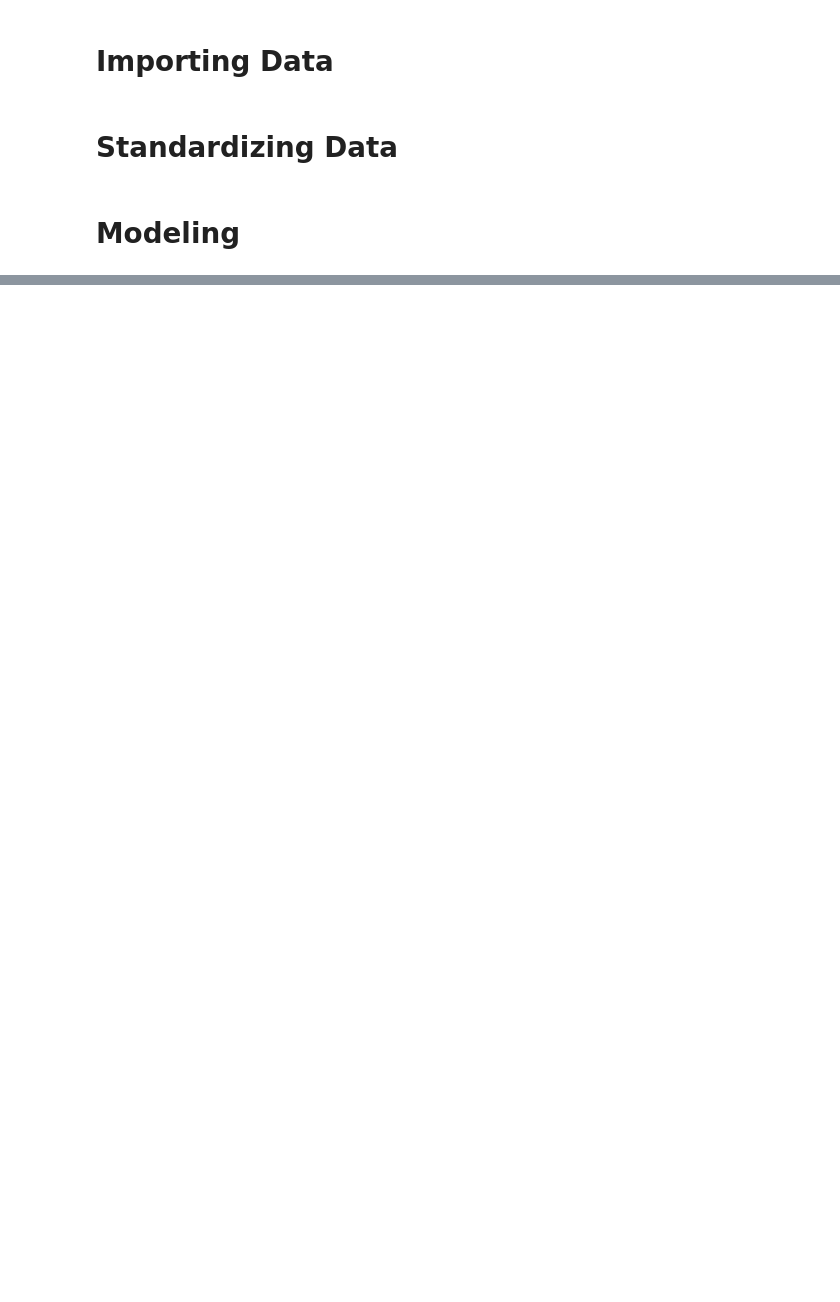
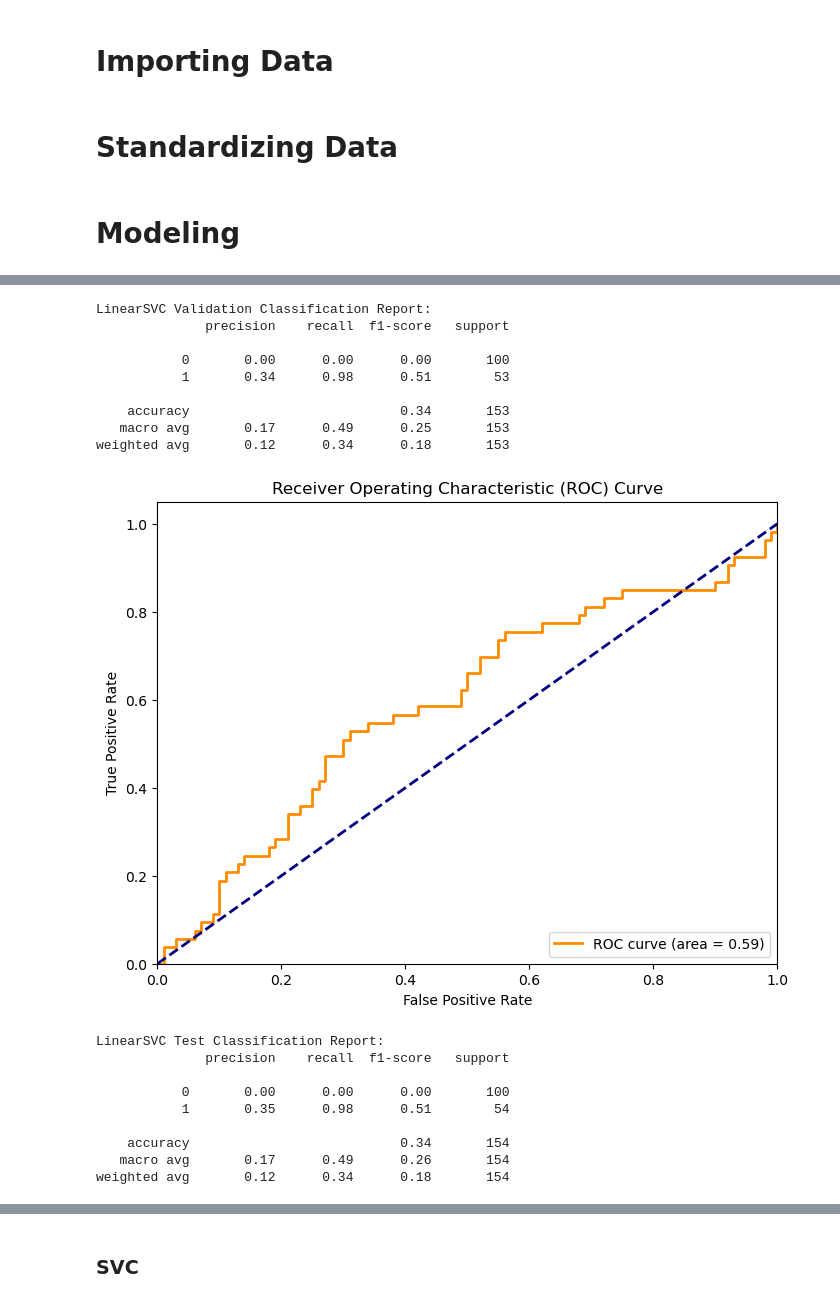
Before and after one commit to TanKyeWen/DiabetesPrediction, a Jupyter notebook: (SE)_Assign2_TanKyeWen_2103121.ipynb, the cells around one changed output, grey strips where cells are left out. Saved outputs shown, nothing was run; the diff lists cells and outputs as text; code cells hidden in the pictures; blank space fills up the shorter version.

Commit message:
added test for easy copy pasting, and completed all models, but havent tested

```diff
--- a/(SE)_Assign2_TanKyeWen_2103121.ipynb
+++ b/(SE)_Assign2_TanKyeWen_2103121.ipynb
@@ -76,0 +77,16 @@ X_test_transformed_scaled = scaler.transform(X_test_transformed)
+# %%
+def get_roc_auc(y_true, y_scores):
+    # Plot ROC AUC curve
+    fpr, tpr, _ = roc_curve(y_true, y_scores)
+    roc_auc = roc_auc_score(y_true, y_scores)
+
+    plt.figure(figsize=(8, 6))
+    plt.plot(fpr, tpr, color='darkorange', lw=2, label='ROC curve (area = %0.2f)' % roc_auc)
+    plt.plot([0, 1], [0, 1], color='navy', lw=2, linestyle='--')
+    plt.xlim([0.0, 1.0])
+    plt.ylim([0.0, 1.05])
+    plt.xlabel('False Positive Rate')
+    plt.ylabel('True Positive Rate')
+    plt.title('Receiver Operating Characteristic (ROC) Curve')
+    plt.legend(loc="lower right")
+    plt.show()
@@ -77,4 +95,8 @@ X_test_transformed_scaled = scaler.transform(X_test_transformed)
 # %%
+import optuna
+optuna.logging.set_verbosity(optuna.logging.WARNING)
+optuna.logging.disable_default_handler()
+
 # Must transform - will perform poorly without it
 transform_required = {
     'LinearSVC': LinearSVC(random_state=42),
@@ -83,6 +105,8 @@ transform_required = {
     'MLP': MLPClassifier(random_state=42, max_iter=1000),
     'LogisticRegression': LogisticRegression(random_state=42),
     'GaussianNB': GaussianNB()
+    # 'DeepMLP': KerasClassifier(model=make_mlp, epochs=50, batch_size=32, verbose=0)
+    # 'TabNet': TabNetClassifier(seed=42),
 }
 
 # Can handle raw data well
@@ -98,0 +208,29 @@ hybrid_models = {
+# %%
+# Output
+print("LinearSVC Validation Classification Report:")
+print(classification_report(y_val, y_val_pred_linear_svc))
+get_roc_auc(y_val, best_linear_svc.decision_function(X_val_transformed_scaled))
+
+print("LinearSVC Test Classification Report:")
+print(classification_report(y_test, y_test_pred_linear_svc))
+get_roc_auc(y_test, best_linear_svc.decision_function(X_test_transformed_scaled))
+# %% [output]
+LinearSVC Validation Classification Report:
+              precision    recall  f1-score   support
+
+           0       0.00      0.00      0.00       100
+           1       0.34      0.98      0.51        53
+
+    accuracy                           0.34       153
+   macro avg       0.17      0.49      0.25       153
+weighted avg       0.12      0.34      0.18       153
+[figure, added]
+LinearSVC Test Classification Report:
+              precision    recall  f1-score   support
+
+           0       0.00      0.00      0.00       100
+           1       0.35      0.98      0.51        54
+
+    accuracy                           0.34       154
+   macro avg       0.17      0.49      0.26       154
+weighted avg       0.12      0.34      0.18       154
@@ -98,0 +238,2 @@ hybrid_models = {
+# %% [markdown]
+### SVC
```
Also changed, not shown: parts of 37 cells of this notebook, 1 other file.
